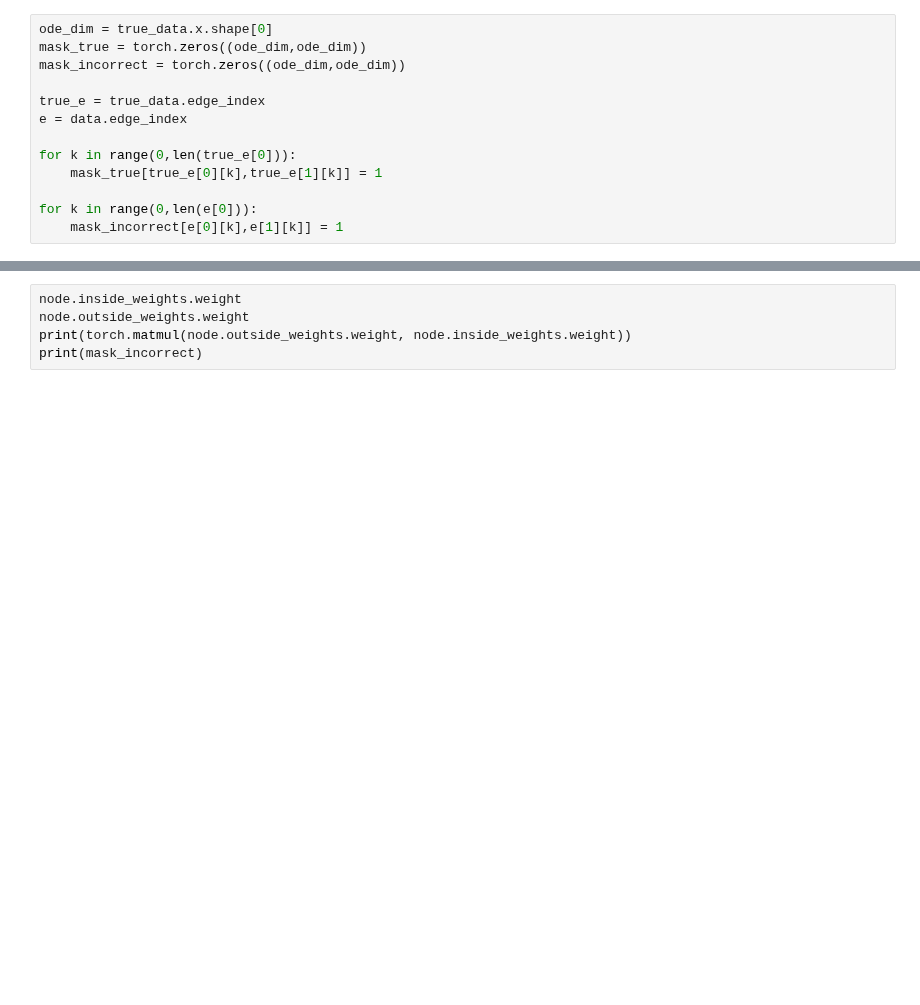
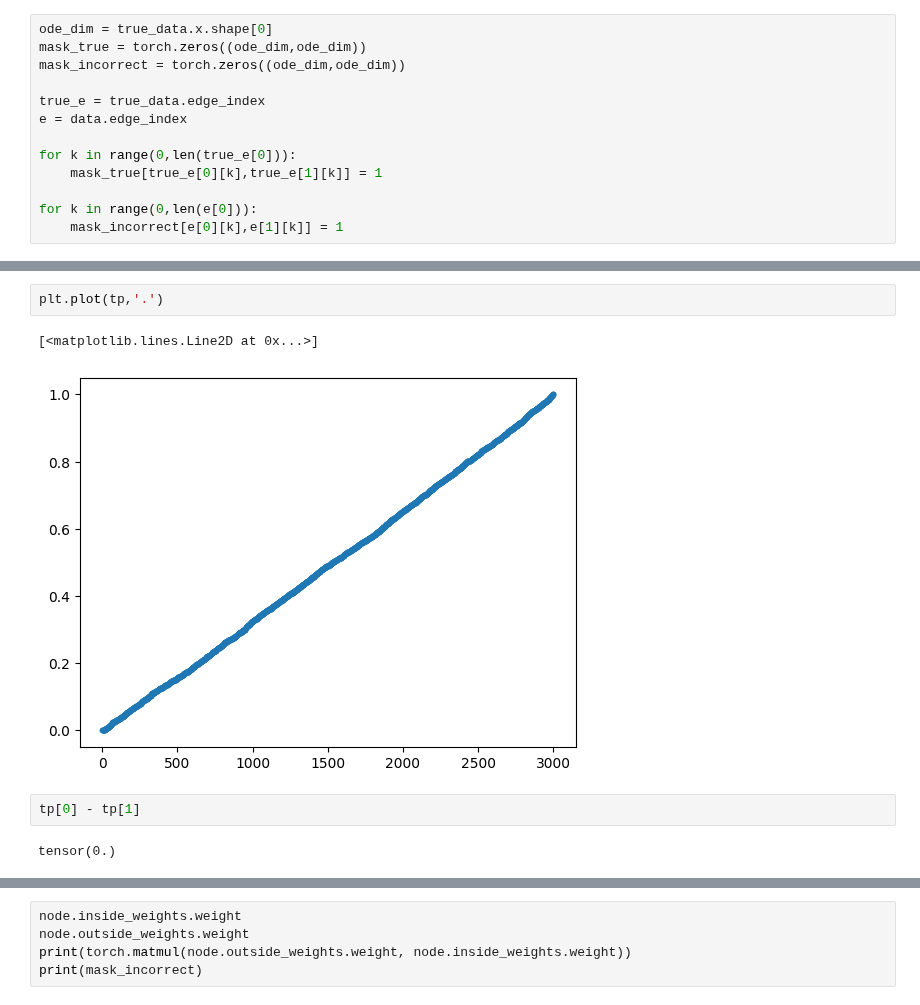
Before and after one commit to elenaquei/BioML, a Jupyter notebook: nODE_using_GAE_output.ipynb, the cells around one changed output, grey strips where cells are left out. Saved outputs shown, nothing was run; the diff lists cells and outputs as text; blank space fills up the shorter version.

```diff
--- a/nODE_using_GAE_output.ipynb
+++ b/nODE_using_GAE_output.ipynb
@@ -170,3 +177,12 @@ class tsTrainer():
+# %%
+plt.plot(tp,'.')
+# %% [output]
+[<matplotlib.lines.Line2D at 0x...>]
+[figure, added]
+# %%
+tp[0] - tp[1]
+# %% [output]
+tensor(0.)
 # %%
 node = nODE(ode_dim, architecture='both', time_interval=[0, 1])
 
```
Also changed, not shown: parts of 9 cells of this notebook, 1 other file.
